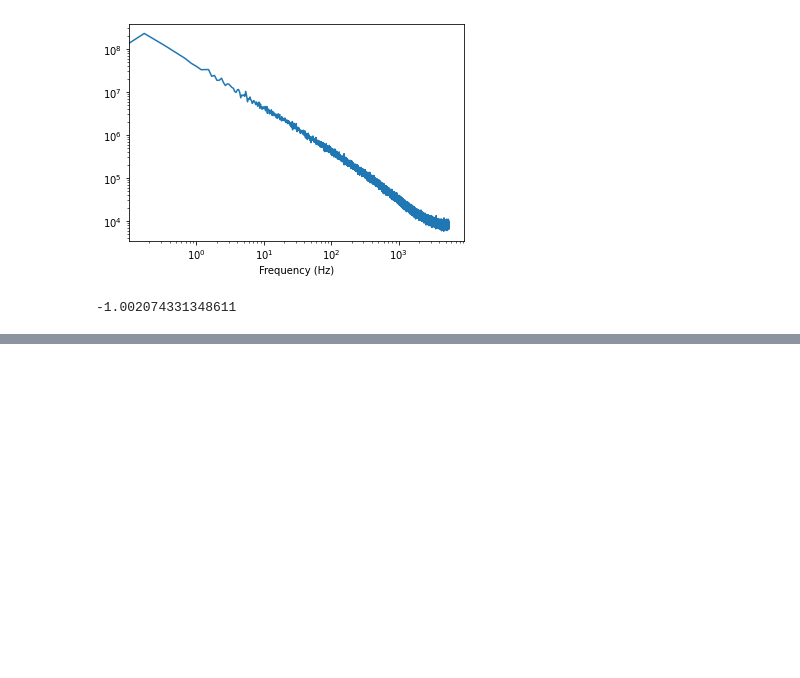
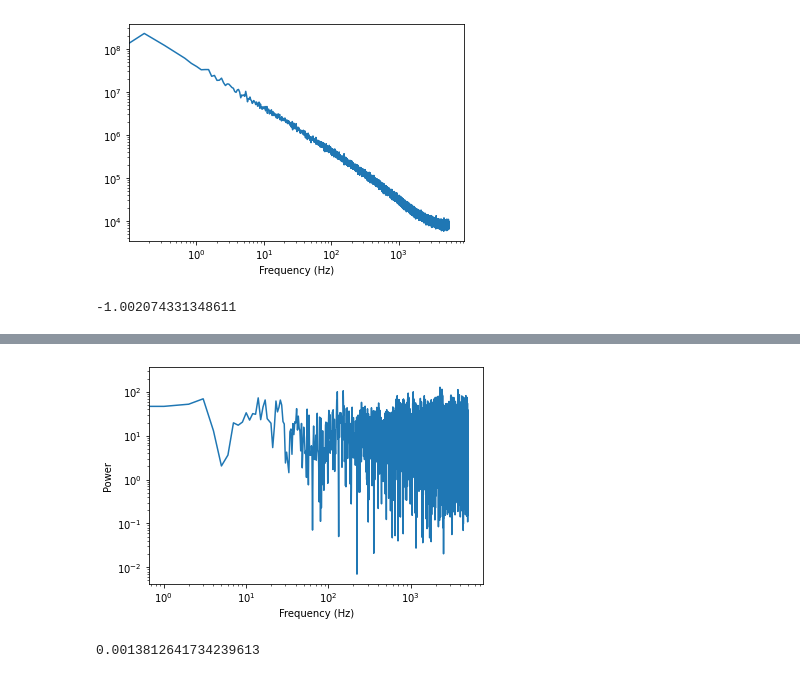
Before and after one commit to YupeiWang/HomeWork, a Jupyter notebook: CH04HW.ipynb, the cells around one changed output, grey strips where cells are left out. Cells and saved outputs as stored; diff of their text form; code cells hidden in the pictures; blank space fills up the shorter version.

```diff
--- a/CH04HW.ipynb
+++ b/CH04HW.ipynb
@@ -386,0 +461,14 @@ spectrum.estimate_slope().slope
+# %%
+spectrum = wave.make_spectrum()
+spectrum.plot_power()
+thinkplot.config(xlabel='Frequency (Hz)',
+                 ylabel='Power',
+                 xscale='log',
+                 yscale='log')
+# %% [output]
+[figure, added]
+# %%
+
+spectrum.estimate_slope().slope
+# %% [output]
+0.0013812641734239613
```
Also changed, not shown: parts of 9 cells of this notebook.
